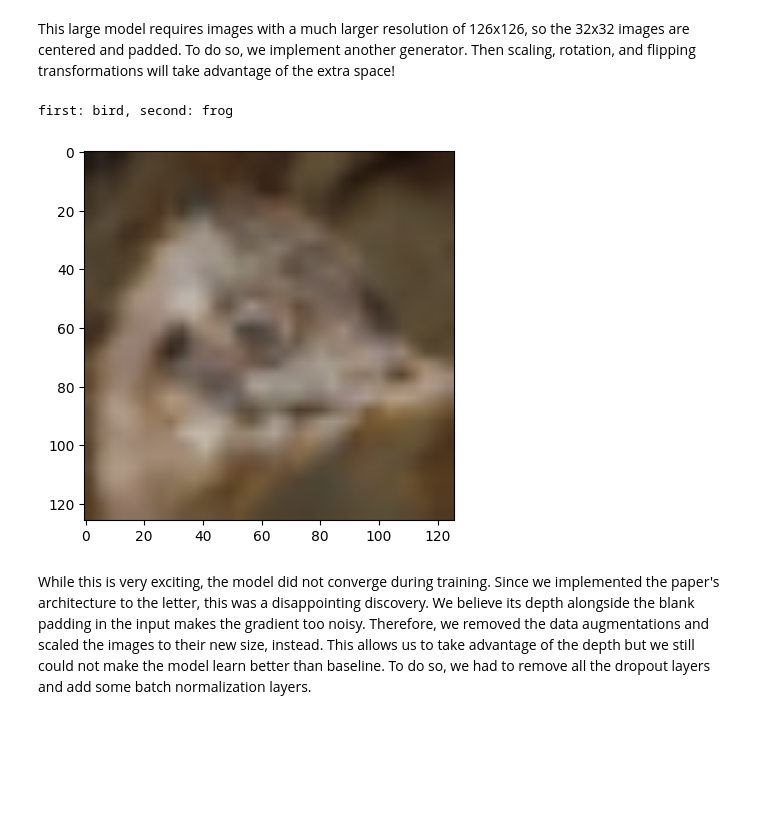
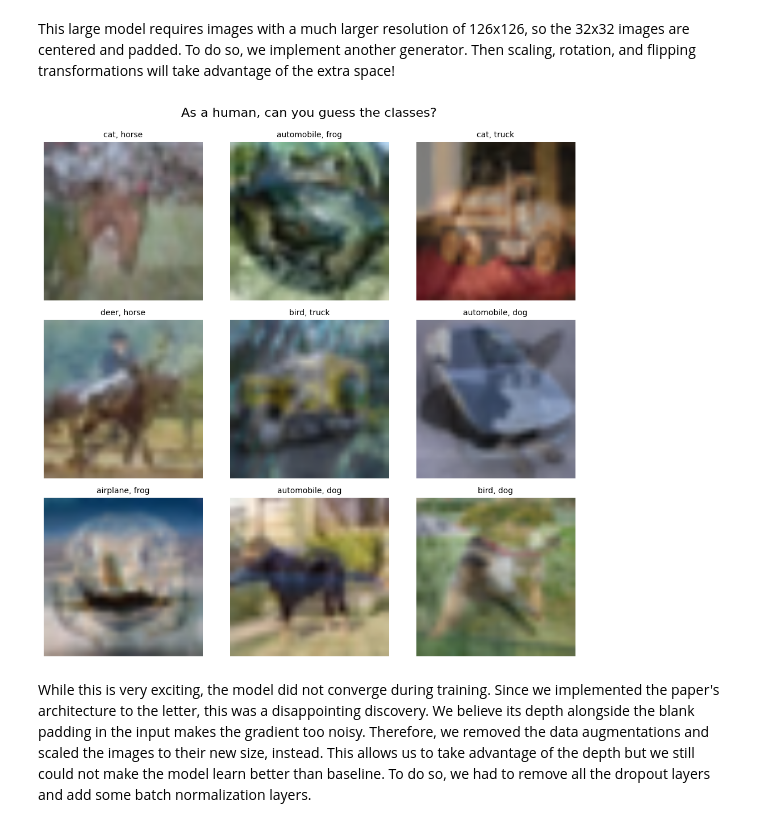
Before and after one commit to ncridlig/image-seperation, a Jupyter notebook: cifar_back.ipynb, the cells around one changed output. Saved outputs shown, nothing was run; the diff lists cells and outputs as text; code cells hidden in the pictures; blank space fills up the shorter version.

```diff
--- a/cifar_back.ipynb
+++ b/cifar_back.ipynb
@@ -698,14 +698,26 @@ def datageneratorlarge(X1, X2, Y1, Y2, batchsize, target_size=(126, 126)):
 traingenlarge = datageneratorlarge(cifar10_x_train_1, cifar10_x_train_2, cifar10_y_train_1, cifar10_y_train_2, batchsize)
 valgenlarge = datageneratorlarge(cifar10_x_val_1, cifar10_x_val_2, cifar10_y_val_1, cifar10_y_val_2, batchsize)
 testgenlarge = datageneratorlarge(cifar10_x_test_1, cifar10_x_test_2, cifar10_y_test_1, cifar10_y_test_2, 1000)
-# %%
-datagenlarge = datageneratorlarge(cifar10_x_train_1,cifar10_x_train_2,cifar10_y_train_1,cifar10_y_train_2,1)
-x, y = next(datagenlarge)
-print("first: {}, second: {}".format(classes[np.argmax(y['output1'][0])],classes[np.argmax(y['output2'][0])+5]))
-plt.imshow(x[0]);
-# %% [output]
-first: bird, second: frog
-[figure, removed]
+# %%
+datagenlarge = datageneratorlarge(cifar10_x_train_1, cifar10_x_train_2, cifar10_y_train_1, cifar10_y_train_2, 9)
+x, y = next(datagenlarge)
+
+fig, axes = plt.subplots(3, 3, figsize=(10, 10))
+fig.suptitle("As a human, can you guess the classes?", fontsize=16)
+
+for i, ax in enumerate(axes.flat):
+    ax.imshow(x[i])
+    ax.axis('off')
+
+    label1 = classes[np.argmax(y['output1'][i])]
+    label2 = classes[np.argmax(y['output2'][i]) + 5]
+    ax.set_title(f"{label1}, {label2}", fontsize=10)
+
+plt.tight_layout()
+plt.subplots_adjust(top=0.92)
+plt.show()
+# %% [output]
+[figure, added]
 # %% [markdown]
 While this is very exciting, the model did not converge during training. Since we implemented the paper's architecture to the letter, this was a disappointing discovery. We believe its depth alongside the blank padding in the input makes the gradient too noisy. Therefore, we removed the data augmentations and scaled the images to their new size, instead. This allows us to take advantage of the depth but we still could not make the model learn better than baseline. To do so, we had to remove all the dropout layers and add some batch normalization layers.
 # %%
```
Also changed, not shown: parts of 2 cells of this notebook.
